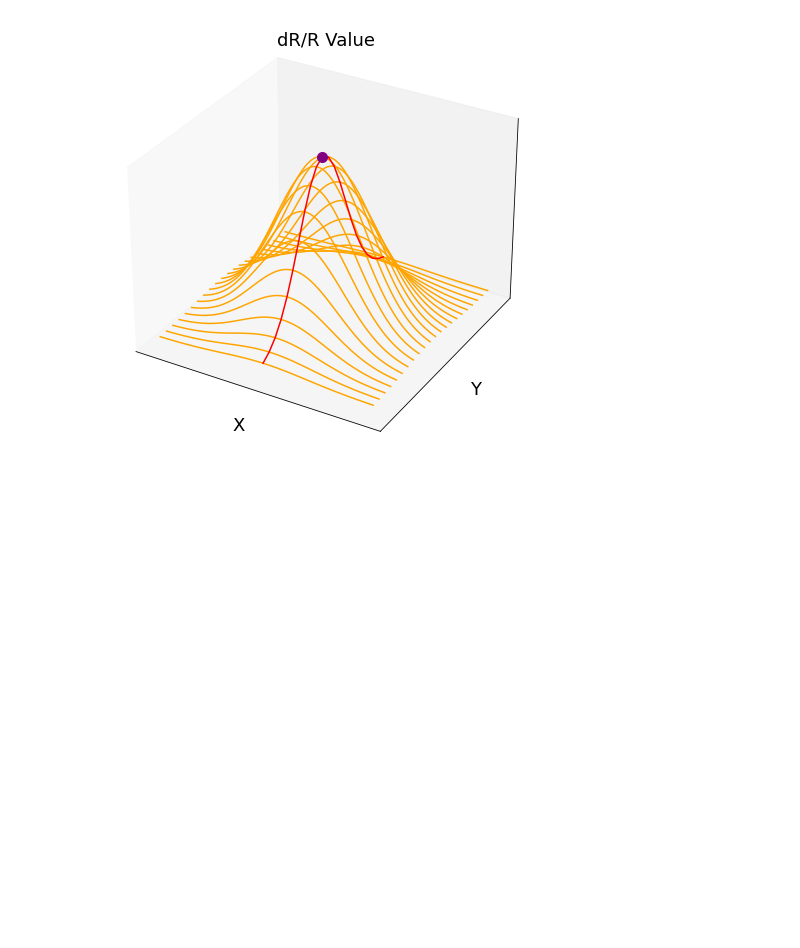
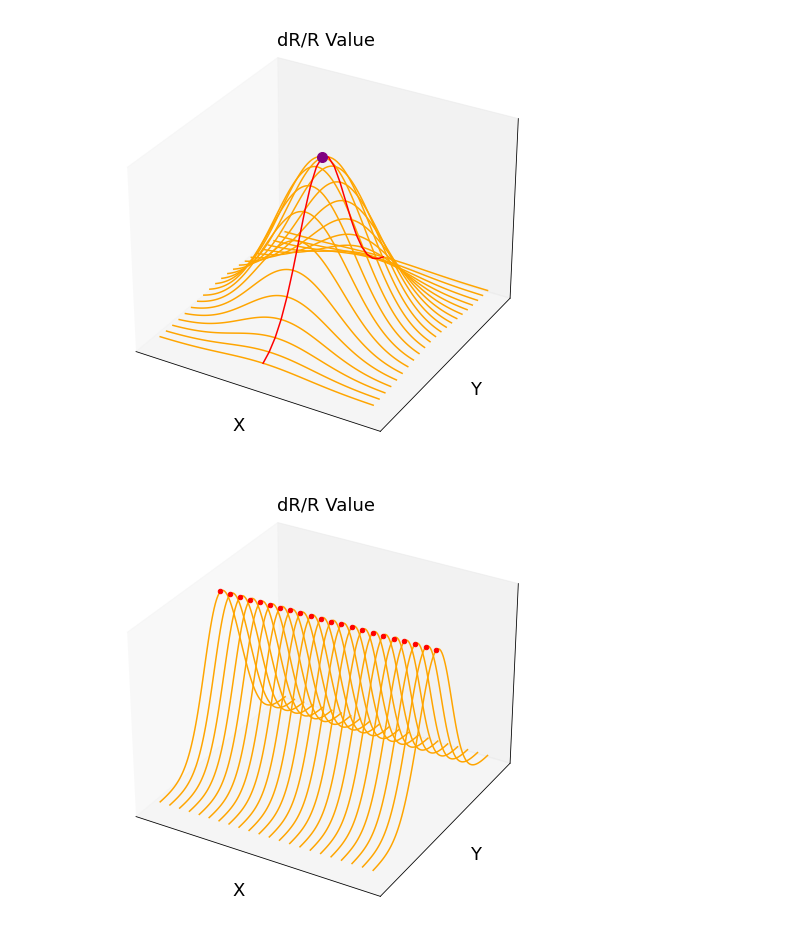
Before and after one commit to JoanneCETsai/Temperature_Calibration, a Jupyter notebook: code/chapter2_plots.ipynb, the cells around one changed output. Saved outputs shown, nothing was run; the diff lists cells and outputs as text; code cells hidden in the pictures; blank space fills up the shorter version.

```diff
--- a/code/chapter2_plots.ipynb
+++ b/code/chapter2_plots.ipynb
@@ -238,3 +238,61 @@ ax.text2D(0.4, 0.95, 'dR/R Value', transform=ax.transAxes, fontsize=18)
 plt.show()
 # %% [output]
 [figure]
+# %%
+import numpy as np
+import matplotlib.pyplot as plt
+from mpl_toolkits.mplot3d import Axes3D
+
+# Define the range of x and y
+x = np.arange(0, 11, 0.5)  # Example x positions with 0.5 intervals (0 to 10)
+y = np.linspace(0, 10, 100)  # Example y range
+
+# Create a meshgrid for x and y
+X, Y = np.meshgrid(x, y)
+
+# Compute the Gaussian values for each x and y combination
+max_gaussian = np.exp(-0.5 * ((y - 5) / 2)**2)  # Gaussian distribution for maximum values
+gaussian = max_gaussian[:, np.newaxis] * np.exp(-0.5 * ((Y - 5) / 2)**2)  # Gaussian lines with maximum values
+
+# Find the indices of the maximum points along the y-axis
+max_indices = np.argmax(gaussian, axis=0)
+
+# Create the 3D plot
+fig = plt.figure(figsize=(10, 8))
+ax = fig.add_subplot(111, projection='3d')
+
+# Set a single color for all the lines and points
+line_color = 'orange'
+point_color = 'red'
+
+# Plot the Gaussian lines
+for xi in range(len(x)):
+    ax.plot(x[xi] * np.ones_like(y), y, gaussian[:, xi], color=line_color, label=f"x = {x[xi]:.1f}")
+
+# Plot red points at the maximum points
+for xi, max_index in enumerate(max_indices):
+    ax.scatter(x[xi], y[max_index], gaussian[max_index, xi], color=point_color)
+
+# Remove the ticks
+ax.set_xticks([])
+ax.set_yticks([])
+ax.set_zticks([])
+
+# Customize the plot
+ax.set_xlabel('X', fontsize=18)
+ax.set_ylabel('Y', fontsize=18)
+ax.set_zlabel('Z')
+
+# Add z-axis label manually
+ax.text2D(0.4, 0.95, 'dR/R Value', transform=ax.transAxes, fontsize=18)
+
+# Set plot title
+# ax.set_title('3D Plot with Gaussian Lines')
+
+# Show the legend
+# ax.legend()
+
+# Show the plot
+plt.show()
+# %% [output]
+[figure, added]
```
Also changed, not shown: parts of 3 cells of this notebook, 5 other files.
